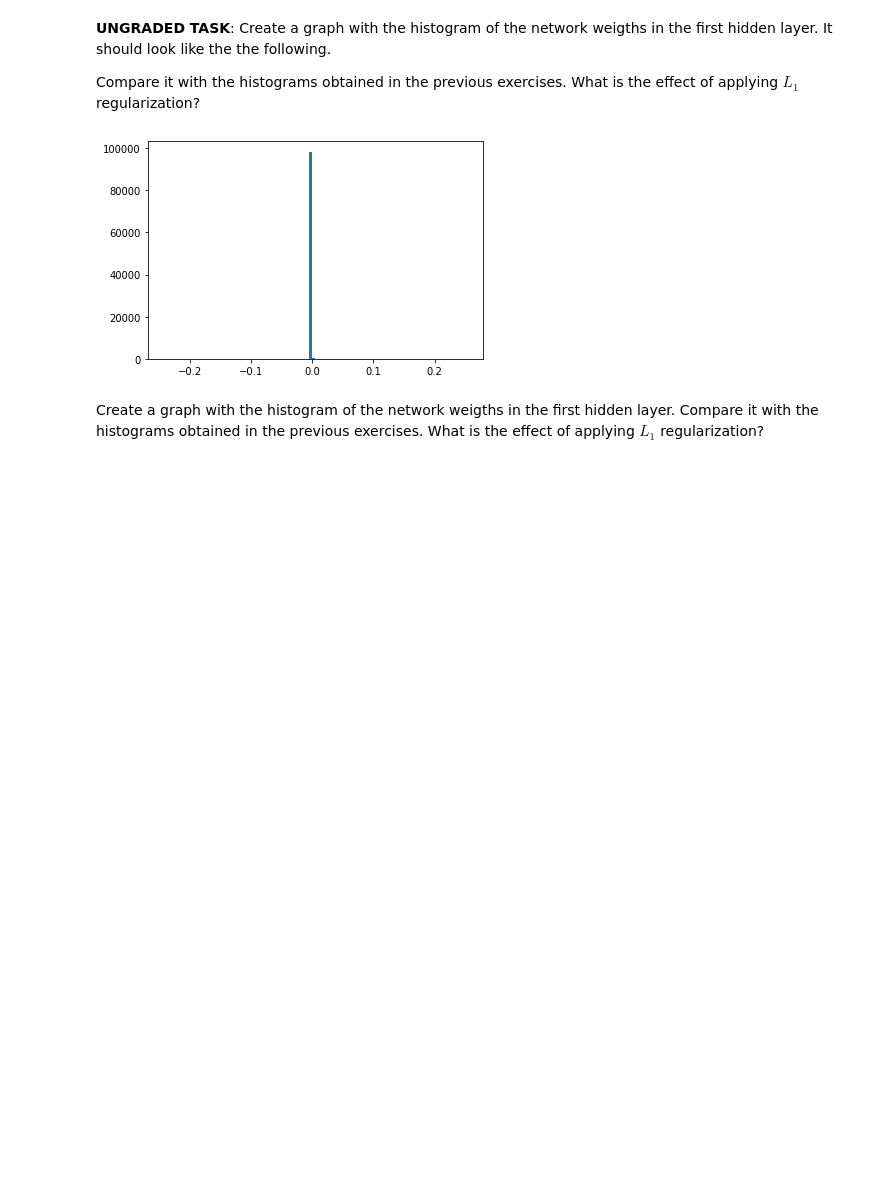
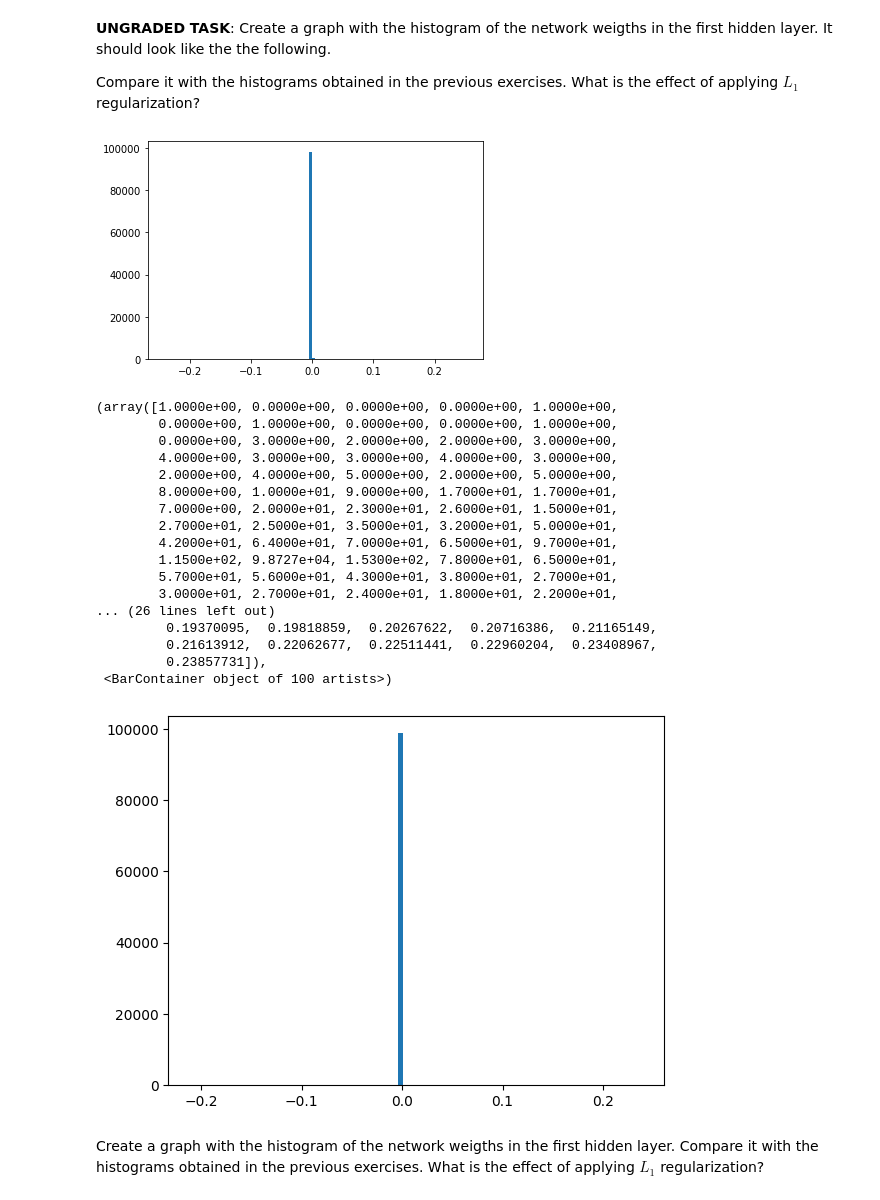
Before and after one commit to danielapavas/Labs-Deep-Learning, a Jupyter notebook: content/U2 LAB 01 - Customized loss functions and regularization.ipynb, the cells around one changed output. Saved outputs shown, nothing was run; the diff lists cells and outputs as text; code cells hidden in the pictures; blank space fills up the shorter version.

```diff
--- a/content/U2 LAB 01 - Customized loss functions and regularization.ipynb
+++ b/content/U2 LAB 01 - Customized loss functions and regularization.ipynb
@@ -286,13 +298,24 @@ plt.hist(..., bins=100)
 Create a model like on TASK 1, but use $L_1$+$L_2$ regularization to every hidden layer (in `kernel_regularizer`) with both regularization parameters equal to 0.0001.
 
 Use [tf.keras.regularizers.L1L2](https://www.tensorflow.org/api_docs/python/tf/keras/regularizers/L1L2)
-# %%
-def get_L1L2_model(input_dim, nb_classes):
-    from tensorflow.keras.models import Sequential
-    from tensorflow.keras.layers import Dense
-    from tensorflow.keras import regularizers
-    model = ...
-    return model
+# %%
+def get_L1L2_model(input_dim, nb_classes):
+    from tensorflow.keras.models import Sequential
+    from tensorflow.keras.layers import Dense
+    from tensorflow.keras import regularizers
+
+    model = Sequential([
+        Dense(128, activation='relu', input_shape=(input_dim,),
+              kernel_regularizer=regularizers.L1L2(l1=0.0001, l2=0.0001)),
+        Dense(64, activation='relu',
+              kernel_regularizer=regularizers.L1L2(l1=0.0001, l2=0.0001)),
+        Dense(32, activation='relu',
+              kernel_regularizer=regularizers.L1L2(l1=0.0001, l2=0.0001)),
+        Dense(16, activation='relu',
+              kernel_regularizer=regularizers.L1L2(l1=0.0001, l2=0.0001)),
+        Dense(nb_classes, activation='softmax')])
+
+    return model
 # %%
 model = get_L1L2_model(784, 10)
 model.summary()
@@ -312,7 +365,7 @@ from tensorflow.keras import optimizers
 model = get_L1L2_model(784, 10)
 
 # or instantiate an optimizer before passing it to model.compile
-sgd = optimizers.SGD(lr=0.01, decay=1e-6, momentum=0.9, nesterov=True)
+sgd = optimizers.SGD(learning_rate=0.01, decay=1e-6, momentum=0.9, nesterov=True)
 model.compile(loss='categorical_crossentropy', optimizer=sgd)
 model.fit(X_trainN[:500,:], y_trainOHE[:500,:], epochs=1000, batch_size=16, validation_split=0, verbose=0)
 
@@ -335,3 +388,26 @@ plt.hist(..., bins=100)
+# %%
+pesos_l1, biases_l1 = model.layers[0].get_weights()
+pesos_l1.shape
+plt.hist(pesos_l1.flatten(), bins=100)
+# %% [output]
+(array([1.0000e+00, 0.0000e+00, 0.0000e+00, 0.0000e+00, 1.0000e+00,
+        0.0000e+00, 1.0000e+00, 0.0000e+00, 0.0000e+00, 1.0000e+00,
+        0.0000e+00, 3.0000e+00, 2.0000e+00, 2.0000e+00, 3.0000e+00,
+        4.0000e+00, 3.0000e+00, 3.0000e+00, 4.0000e+00, 3.0000e+00,
+        2.0000e+00, 4.0000e+00, 5.0000e+00, 2.0000e+00, 5.0000e+00,
+        8.0000e+00, 1.0000e+01, 9.0000e+00, 1.7000e+01, 1.7000e+01,
+        7.0000e+00, 2.0000e+01, 2.3000e+01, 2.6000e+01, 1.5000e+01,
+        2.7000e+01, 2.5000e+01, 3.5000e+01, 3.2000e+01, 5.0000e+01,
+        4.2000e+01, 6.4000e+01, 7.0000e+01, 6.5000e+01, 9.7000e+01,
+        1.1500e+02, 9.8727e+04, 1.5300e+02, 7.8000e+01, 6.5000e+01,
+        5.7000e+01, 5.6000e+01, 4.3000e+01, 3.8000e+01, 2.7000e+01,
+        3.0000e+01, 2.7000e+01, 2.4000e+01, 1.8000e+01, 2.2000e+01,
+... (26 lines left out)
+         0.19370095,  0.19818859,  0.20267622,  0.20716386,  0.21165149,
+         0.21613912,  0.22062677,  0.22511441,  0.22960204,  0.23408967,
+         0.23857731]),
+ <BarContainer object of 100 artists>)
+[figure, added]
 # %% [markdown]
 Create a graph with the histogram of the network weigths in the first hidden layer. Compare it with the histograms obtained in the previous exercises. What is the effect of applying $L_1$ regularization?
 # %% [markdown]
```
Also changed, not shown: parts of 19 cells of this notebook.
